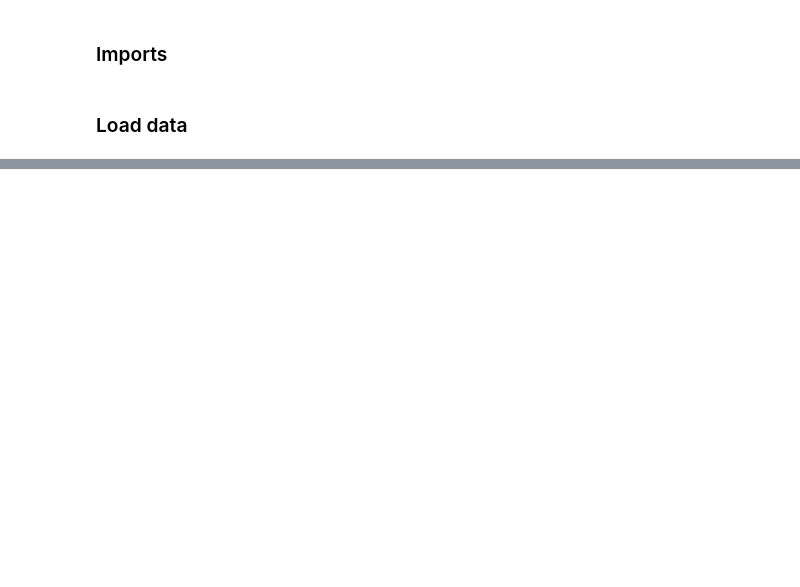
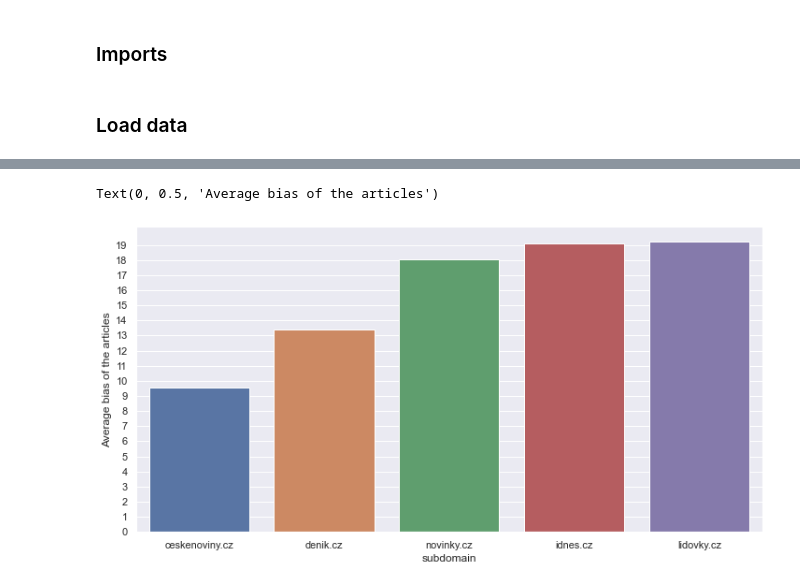
Before and after one commit to horychtom/czech-media-bias-detection, a Jupyter notebook: notebooks/media/full_pipeline/news_experiments.ipynb, the cells around one changed output, grey strips where cells are left out. Saved outputs shown, nothing was run; the diff lists cells and outputs as text; code cells hidden in the pictures; blank space fills up the shorter version.

```diff
--- a/notebooks/media/full_pipeline/news_experiments.ipynb
+++ b/notebooks/media/full_pipeline/news_experiments.ipynb
@@ -130,0 +71,10 @@ dfi.export(df_styled,"mytable.png")
+# %%
+bias_along_domains = sampled_domains.groupby('subdomain',as_index=False).agg({'text_bias':'mean'}).sort_values(by='text_bias')
+# %%
+ax = plt.figure(figsize=(12,6))
+plt.yticks(np.arange(0,20, 1))
+sns.barplot(x=bias_along_domains['subdomain'], y=bias_along_domains['text_bias'],ci=None)
+plt.ylabel('Average bias of the articles')
+# %% [output]
+Text(0, 0.5, 'Average bias of the articles')
+[figure, added]
```
Also changed, not shown: parts of 32 cells of this notebook, 2 other files.
